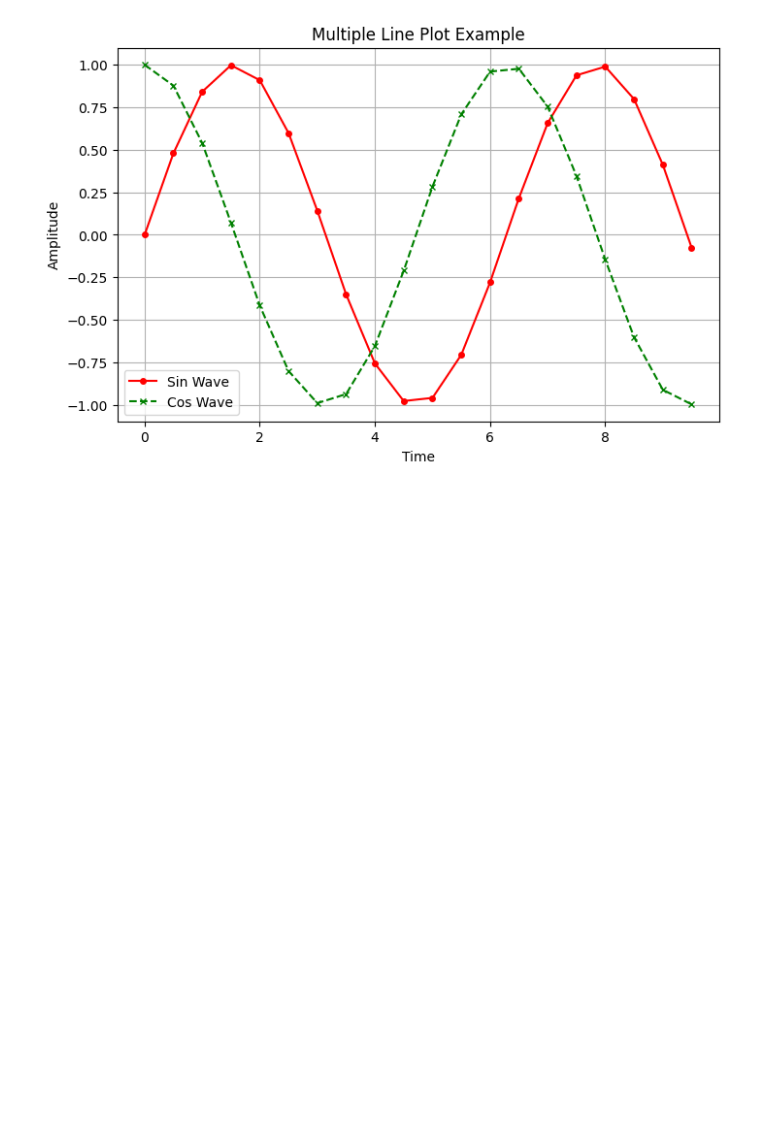
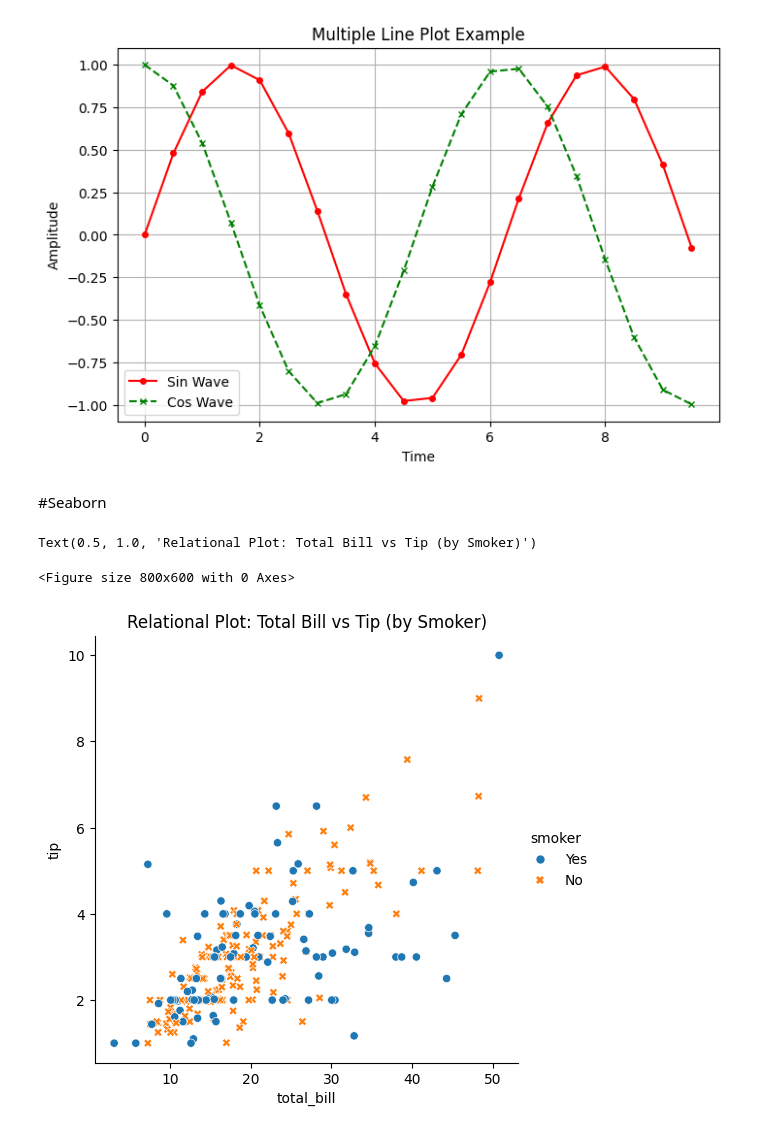
Before and after one commit to november-rain452/Data_Eng_LR, a Jupyter notebook: PythonEDA/Libraries_py.ipynb, the cells around one changed output. Drawn from its saved outputs; the diff is of its cells as text; code cells hidden in the pictures; blank space fills up the shorter version.

```diff
--- a/PythonEDA/Libraries_py.ipynb
+++ b/PythonEDA/Libraries_py.ipynb
@@ -66,3 +68,15 @@ plt.show()
 # %% [output]
 --- Multiple Line Plot ---
 [figure]
+# %% [markdown]
+#Seaborn
+# %%
+tips = sns.load_dataset("tips")
+# %%
+plt.figure(figsize=(8, 6))
+sns.relplot(x='total_bill', y='tip' , hue='smoker',data=tips, kind='scatter',style='smoker')
+plt.title("Relational Plot: Total Bill vs Tip (by Smoker)")
+# %% [output]
+Text(0.5, 1.0, 'Relational Plot: Total Bill vs Tip (by Smoker)')
+<Figure size 800x600 with 0 Axes>
+[figure, added]
```
Also changed, not shown: parts of 14 cells of this notebook.
